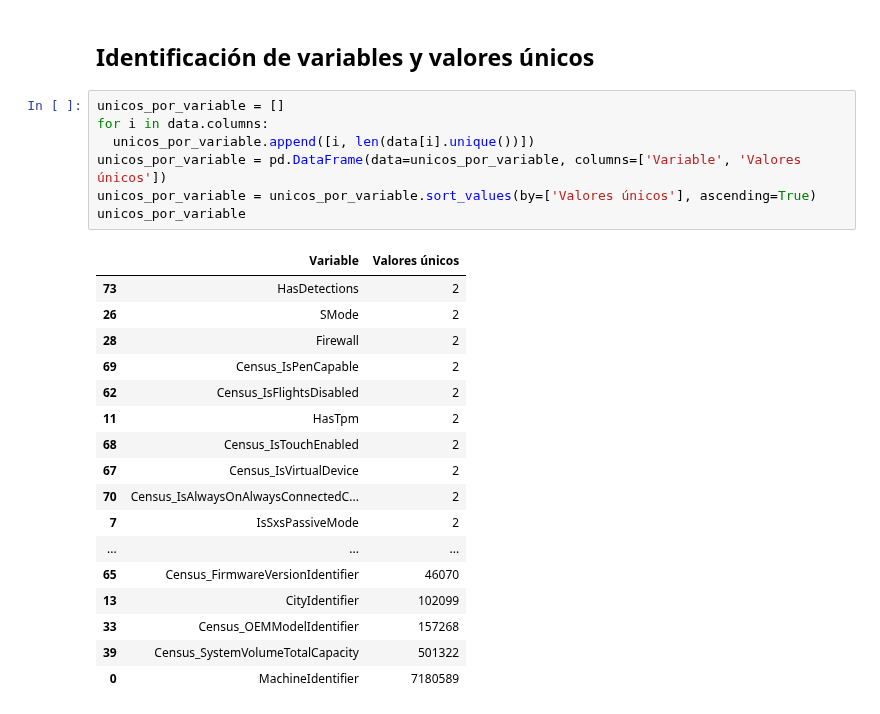
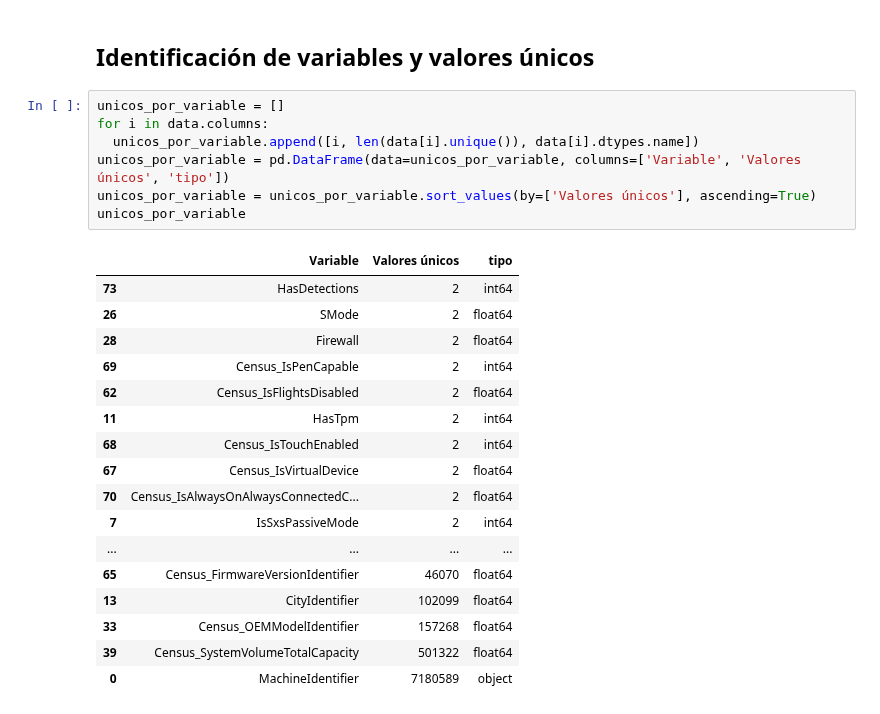
Before and after one commit to andresenrique08/ML_2020, a Jupyter notebook: Proyecto_Malware/ProyectoFinalML_trainModel.ipynb, the cells around one changed output. Saved outputs shown, nothing was run; the diff lists cells and outputs as text.

```diff
--- a/Proyecto_Malware/ProyectoFinalML_trainModel.ipynb
+++ b/Proyecto_Malware/ProyectoFinalML_trainModel.ipynb
@@ -129,25 +129,25 @@ valores_perdidos.head(valores_perdidos.size)
 # %%
 unicos_por_variable = []
 for i in data.columns:
-  unicos_por_variable.append([i, len(data[i].unique())])
-unicos_por_variable = pd.DataFrame(data=unicos_por_variable, columns=['Variable', 'Valores únicos'])
+  unicos_por_variable.append([i, len(data[i].unique()), data[i].dtypes.name])
+unicos_por_variable = pd.DataFrame(data=unicos_por_variable, columns=['Variable', 'Valores únicos', 'tipo'])
 unicos_por_variable = unicos_por_variable.sort_values(by=['Valores únicos'], ascending=True)
 unicos_por_variable
 # %% [output]
-|  | Variable | Valores únicos |
-| 73 | HasDetections | 2 |
-| 26 | SMode | 2 |
-| 28 | Firewall | 2 |
-| 69 | Census_IsPenCapable | 2 |
-| 62 | Census_IsFlightsDisabled | 2 |
-| 11 | HasTpm | 2 |
-| 68 | Census_IsTouchEnabled | 2 |
-| 67 | Census_IsVirtualDevice | 2 |
-| 70 | Census_IsAlwaysOnAlwaysConnectedC... | 2 |
-| 7 | IsSxsPassiveMode | 2 |
-| ... | ... | ... |
-| 65 | Census_FirmwareVersionIdentifier | 46070 |
-| 13 | CityIdentifier | 102099 |
-| 33 | Census_OEMModelIdentifier | 157268 |
-| 39 | Census_SystemVolumeTotalCapacity | 501322 |
-| 0 | MachineIdentifier | 7180589 |
+|  | Variable | Valores únicos | tipo |
+| 73 | HasDetections | 2 | int64 |
+| 26 | SMode | 2 | float64 |
+| 28 | Firewall | 2 | float64 |
+| 69 | Census_IsPenCapable | 2 | int64 |
+| 62 | Census_IsFlightsDisabled | 2 | float64 |
+| 11 | HasTpm | 2 | int64 |
+| 68 | Census_IsTouchEnabled | 2 | int64 |
+| 67 | Census_IsVirtualDevice | 2 | float64 |
+| 70 | Census_IsAlwaysOnAlwaysConnectedC... | 2 | float64 |
+| 7 | IsSxsPassiveMode | 2 | int64 |
+| ... | ... | ... | ... |
+| 65 | Census_FirmwareVersionIdentifier | 46070 | float64 |
+| 13 | CityIdentifier | 102099 | float64 |
+| 33 | Census_OEMModelIdentifier | 157268 | float64 |
+| 39 | Census_SystemVolumeTotalCapacity | 501322 | float64 |
+| 0 | MachineIdentifier | 7180589 | object |
```
Also changed, not shown: parts of 1 cell of this notebook.
